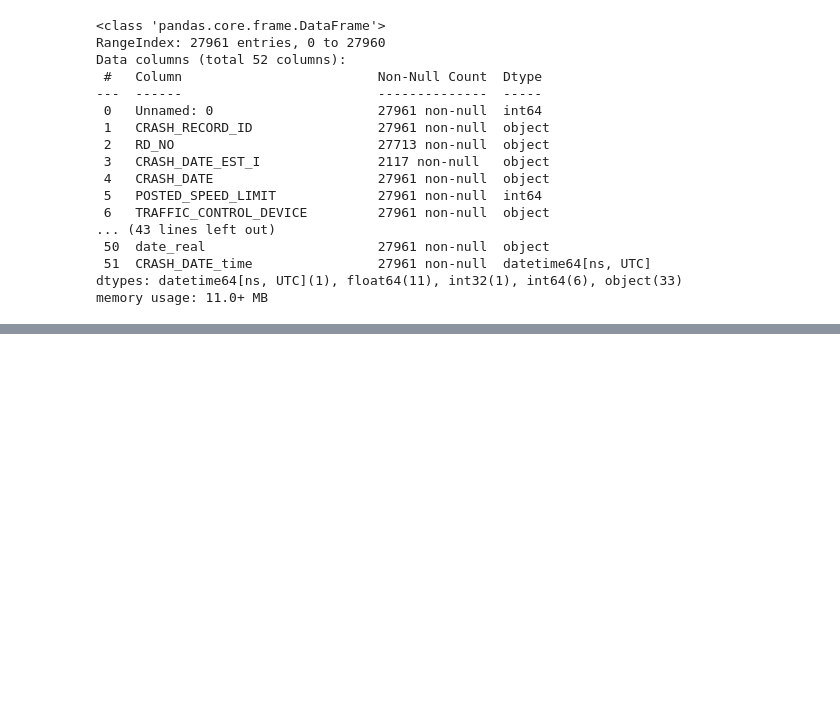
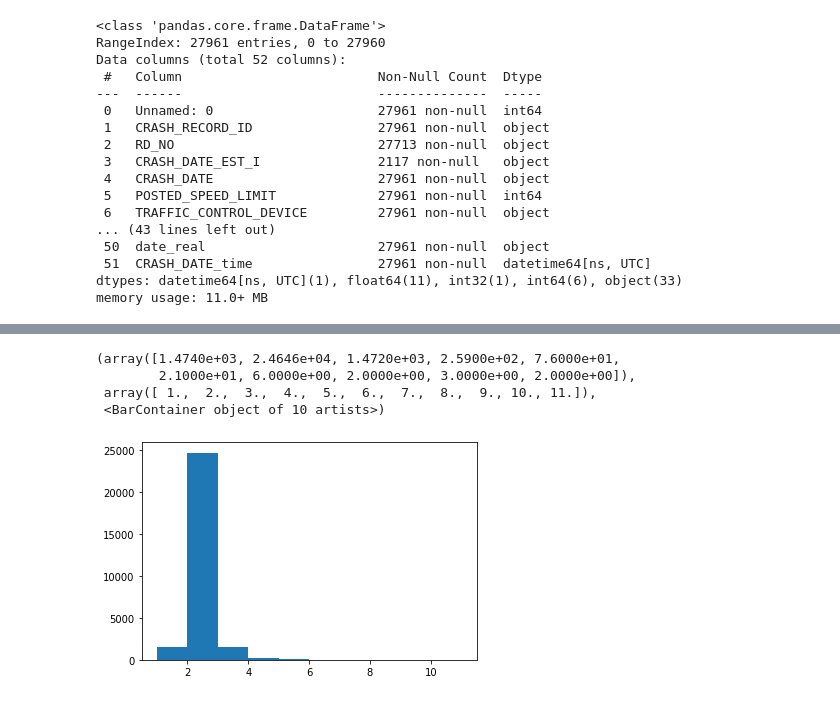
Before and after one commit to zzznavarrete/EDA, a Jupyter notebook: 3 - Transformacion de datos.ipynb, the cells around one changed output, grey strips where cells are left out. Cells and saved outputs as stored; diff of their text form; code cells hidden in the pictures; blank space fills up the shorter version.

```diff
--- a/3 - Transformacion de datos.ipynb
+++ b/3 - Transformacion de datos.ipynb
@@ -110,0 +143,9 @@ px.scatter_mapbox(df_chicago, lat='LATITUDE', lon='LONGITUDE', color='CRASH_HOUR
+# %%
+# Vemos la distribución
+plt.hist(df_chicago['NUM_UNITS'])
+# %% [output]
+(array([1.4740e+03, 2.4646e+04, 1.4720e+03, 2.5900e+02, 7.6000e+01,
+        2.1000e+01, 6.0000e+00, 2.0000e+00, 3.0000e+00, 2.0000e+00]),
+ array([ 1.,  2.,  3.,  4.,  5.,  6.,  7.,  8.,  9., 10., 11.]),
+ <BarContainer object of 10 artists>)
+[figure, added]
```
Also changed, not shown: parts of 9 cells of this notebook.
